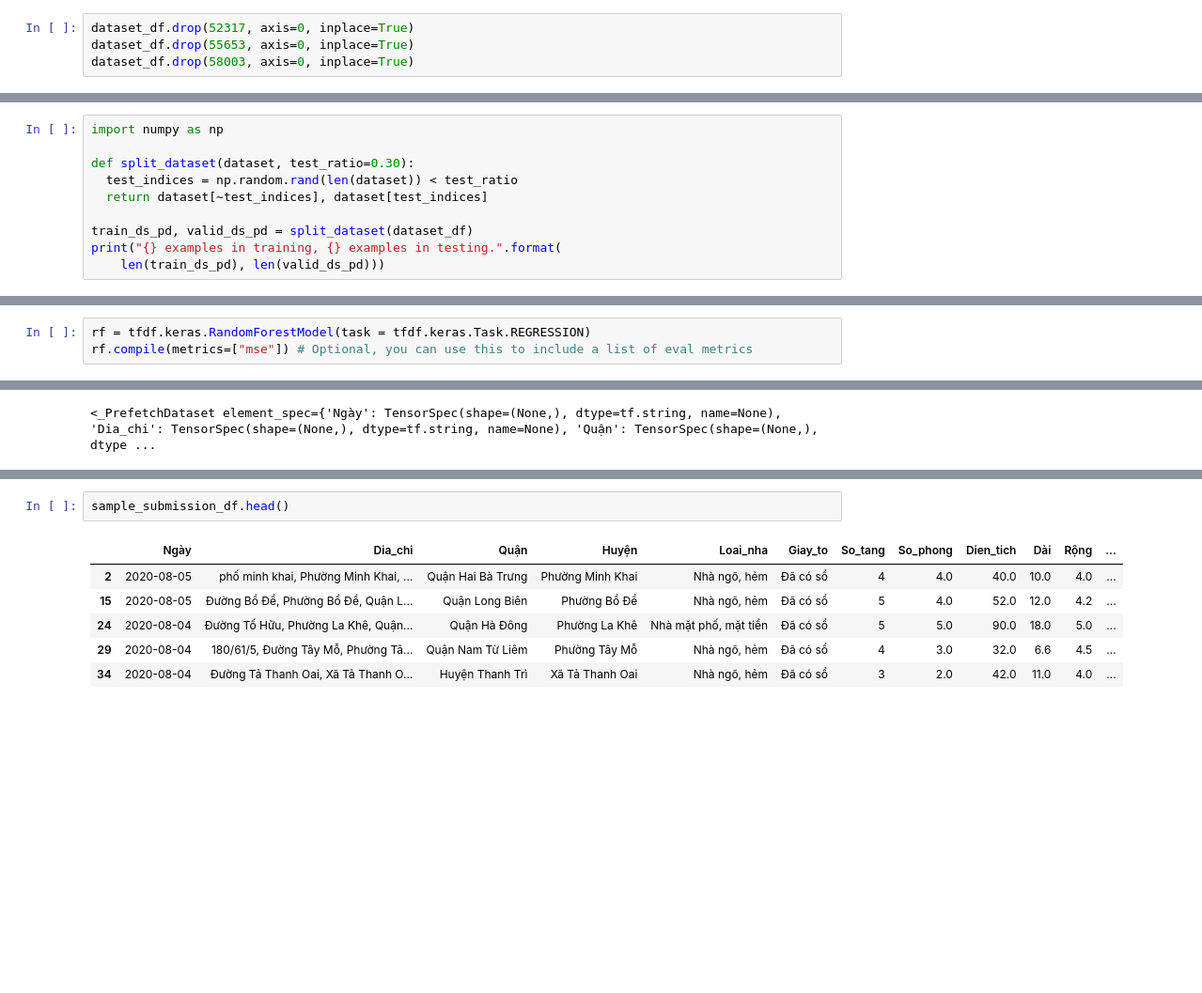
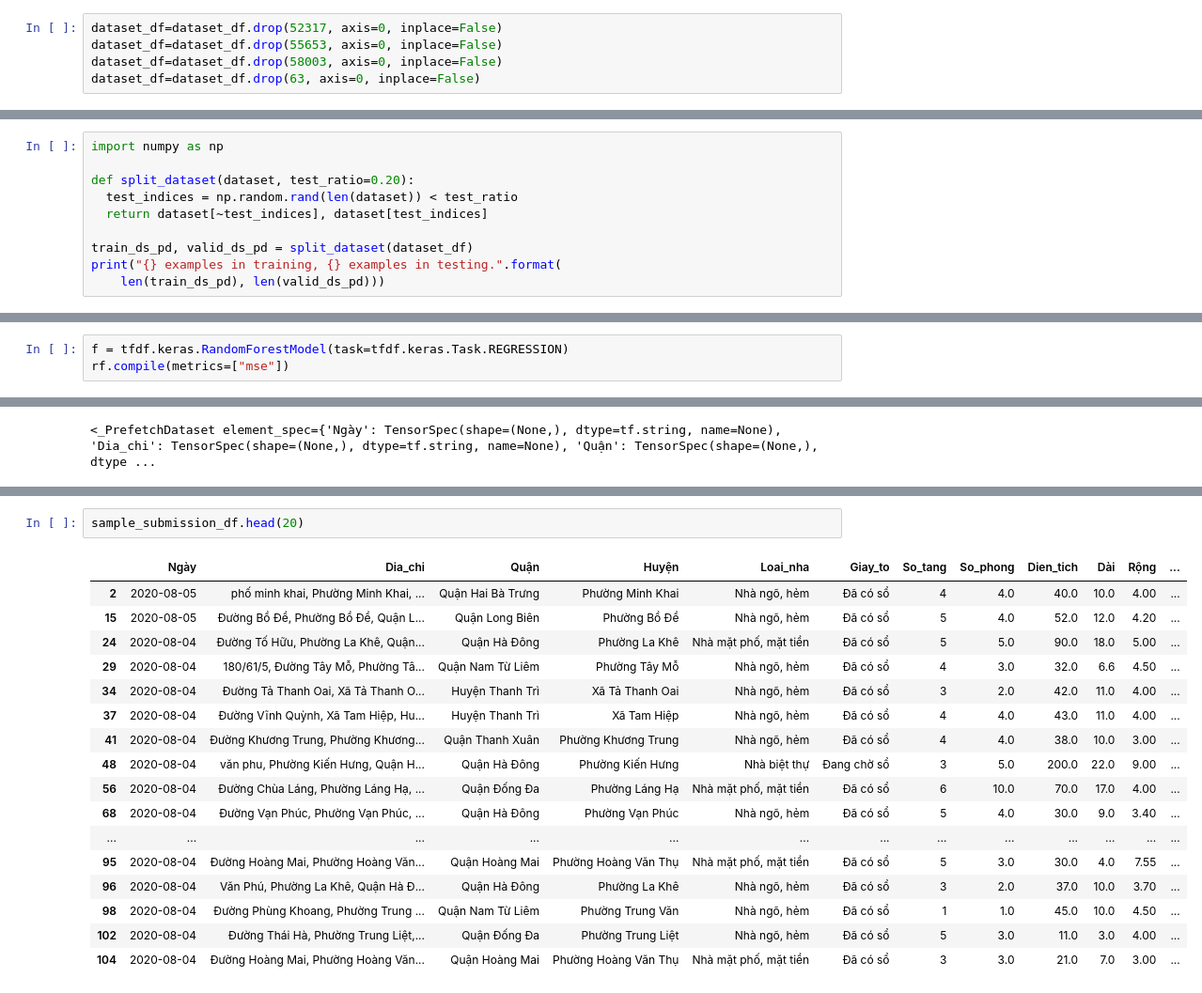
Before and after one commit to Tranvanhien141625/API_Nha_o, a Jupyter notebook: Randomforest_HN.ipynb, the cells around one changed output, grey strips where cells are left out. Shown: that part at 94% size. Saved outputs shown, nothing was run; the diff lists cells and outputs as text; blank space fills up the shorter version.

```diff
--- a/Randomforest_HN.ipynb
+++ b/Randomforest_HN.ipynb
@@ -110,7 +109,8 @@ for index, value in dataset_df['Giá/m2'].items():
 # %%
-dataset_df.drop(52317, axis=0, inplace=True)
-dataset_df.drop(55653, axis=0, inplace=True)
-dataset_df.drop(58003, axis=0, inplace=True)
+dataset_df=dataset_df.drop(52317, axis=0, inplace=False)
+dataset_df=dataset_df.drop(55653, axis=0, inplace=False)
+dataset_df=dataset_df.drop(58003, axis=0, inplace=False)
+dataset_df=dataset_df.drop(63, axis=0, inplace=False)
 # %%
 
 dataset_df['Giá/m2'] = dataset_df['Giá/m2'].replace(to_replace=',', value='.', regex=True)
@@ -218,7 +218,7 @@ df_num.hist(figsize=(16, 20), bins=10, xlabelsize=8, ylabelsize=8);
 # %%
 import numpy as np
 
-def split_dataset(dataset, test_ratio=0.30):
+def split_dataset(dataset, test_ratio=0.20):
   test_indices = np.random.rand(len(dataset)) < test_ratio
   return dataset[~test_indices], dataset[test_indices]
 
@@ -255,6 +239,6 @@ tfdf.keras.get_all_models()
  tensorflow_decision_forests.keras.CartModel,
  tensorflow_decision_forests.keras.DistributedGradientBoostedTreesModel]
 # %%
-rf = tfdf.keras.RandomForestModel(task = tfdf.keras.Task.REGRESSION)
-rf.compile(metrics=["mse"]) # Optional, you can use this to include a list of eval metrics
+f = tfdf.keras.RandomForestModel(task=tfdf.keras.Task.REGRESSION)
+rf.compile(metrics=["mse"])
 # %% [output]
@@ -368,9 +354,20 @@ sample_submission_df['Giá dự đoán'] = rf.predict(test_ds)
 # %%
-sample_submission_df.head()
+sample_submission_df.head(20)
 # %% [output]
 |  | Ngày | Dia_chi | Quận | Huyện | Loai_nha | Giay_to | So_tang | So_phong | Dien_tich | Dài | Rộng | ... |
-| 2 | 2020-08-05 | phố minh khai, Phường Minh Khai, ... | Quận Hai Bà Trưng | Phường Minh Khai | Nhà ngõ, hẻm | Đã có sổ | 4 | 4.0 | 40.0 | 10.0 | 4.0 | ... |
-| 15 | 2020-08-05 | Đường Bồ Đề, Phường Bồ Đề, Quận L... | Quận Long Biên | Phường Bồ Đề | Nhà ngõ, hẻm | Đã có sổ | 5 | 4.0 | 52.0 | 12.0 | 4.2 | ... |
-| 24 | 2020-08-04 | Đường Tố Hữu, Phường La Khê, Quận... | Quận Hà Đông | Phường La Khê | Nhà mặt phố, mặt tiền | Đã có sổ | 5 | 5.0 | 90.0 | 18.0 | 5.0 | ... |
-| 29 | 2020-08-04 | 180/61/5, Đường Tây Mỗ, Phường Tâ... | Quận Nam Từ Liêm | Phường Tây Mỗ | Nhà ngõ, hẻm | Đã có sổ | 4 | 3.0 | 32.0 | 6.6 | 4.5 | ... |
-| 34 | 2020-08-04 | Đường Tả Thanh Oai, Xã Tả Thanh O... | Huyện Thanh Trì | Xã Tả Thanh Oai | Nhà ngõ, hẻm | Đã có sổ | 3 | 2.0 | 42.0 | 11.0 | 4.0 | ... |
+| 2 | 2020-08-05 | phố minh khai, Phường Minh Khai, ... | Quận Hai Bà Trưng | Phường Minh Khai | Nhà ngõ, hẻm | Đã có sổ | 4 | 4.0 | 40.0 | 10.0 | 4.00 | ... |
+| 15 | 2020-08-05 | Đường Bồ Đề, Phường Bồ Đề, Quận L... | Quận Long Biên | Phường Bồ Đề | Nhà ngõ, hẻm | Đã có sổ | 5 | 4.0 | 52.0 | 12.0 | 4.20 | ... |
+| 24 | 2020-08-04 | Đường Tố Hữu, Phường La Khê, Quận... | Quận Hà Đông | Phường La Khê | Nhà mặt phố, mặt tiền | Đã có sổ | 5 | 5.0 | 90.0 | 18.0 | 5.00 | ... |
+| 29 | 2020-08-04 | 180/61/5, Đường Tây Mỗ, Phường Tâ... | Quận Nam Từ Liêm | Phường Tây Mỗ | Nhà ngõ, hẻm | Đã có sổ | 4 | 3.0 | 32.0 | 6.6 | 4.50 | ... |
+| 34 | 2020-08-04 | Đường Tả Thanh Oai, Xã Tả Thanh O... | Huyện Thanh Trì | Xã Tả Thanh Oai | Nhà ngõ, hẻm | Đã có sổ | 3 | 2.0 | 42.0 | 11.0 | 4.00 | ... |
+| 37 | 2020-08-04 | Đường Vĩnh Quỳnh, Xã Tam Hiệp, Hu... | Huyện Thanh Trì | Xã Tam Hiệp | Nhà ngõ, hẻm | Đã có sổ | 4 | 4.0 | 43.0 | 11.0 | 4.00 | ... |
+| 41 | 2020-08-04 | Đường Khương Trung, Phường Khương... | Quận Thanh Xuân | Phường Khương Trung | Nhà ngõ, hẻm | Đã có sổ | 4 | 4.0 | 38.0 | 10.0 | 3.00 | ... |
+| 48 | 2020-08-04 | văn phu, Phường Kiến Hưng, Quận H... | Quận Hà Đông | Phường Kiến Hưng | Nhà biệt thự | Đang chờ sổ | 3 | 5.0 | 200.0 | 22.0 | 9.00 | ... |
+| 56 | 2020-08-04 | Đường Chùa Láng, Phường Láng Hạ, ... | Quận Đống Đa | Phường Láng Hạ | Nhà mặt phố, mặt tiền | Đã có sổ | 6 | 10.0 | 70.0 | 17.0 | 4.00 | ... |
+| 68 | 2020-08-04 | Đường Vạn Phúc, Phường Vạn Phúc, ... | Quận Hà Đông | Phường Vạn Phúc | Nhà ngõ, hẻm | Đã có sổ | 5 | 4.0 | 30.0 | 9.0 | 3.40 | ... |
+| ... | ... | ... | ... | ... | ... | ... | ... | ... | ... | ... | ... | ... |
+| 95 | 2020-08-04 | Đường Hoàng Mai, Phường Hoàng Văn... | Quận Hoàng Mai | Phường Hoàng Văn Thụ | Nhà mặt phố, mặt tiền | Đã có sổ | 5 | 3.0 | 30.0 | 4.0 | 7.55 | ... |
+| 96 | 2020-08-04 | Văn Phú, Phường La Khê, Quận Hà Đ... | Quận Hà Đông | Phường La Khê | Nhà ngõ, hẻm | Đã có sổ | 3 | 2.0 | 37.0 | 10.0 | 3.70 | ... |
+| 98 | 2020-08-04 | Đường Phùng Khoang, Phường Trung ... | Quận Nam Từ Liêm | Phường Trung Văn | Nhà ngõ, hẻm | Đã có sổ | 1 | 1.0 | 45.0 | 10.0 | 4.50 | ... |
+| 102 | 2020-08-04 | Đường Thái Hà, Phường Trung Liệt,... | Quận Đống Đa | Phường Trung Liệt | Nhà ngõ, hẻm | Đã có sổ | 5 | 3.0 | 11.0 | 3.0 | 4.00 | ... |
+| 104 | 2020-08-04 | Đường Hoàng Mai, Phường Hoàng Văn... | Quận Hoàng Mai | Phường Hoàng Văn Thụ | Nhà mặt phố, mặt tiền | Đã có sổ | 3 | 3.0 | 21.0 | 7.0 | 3.00 | ... |
```
Also changed, not shown: parts of 20 cells of this notebook.
